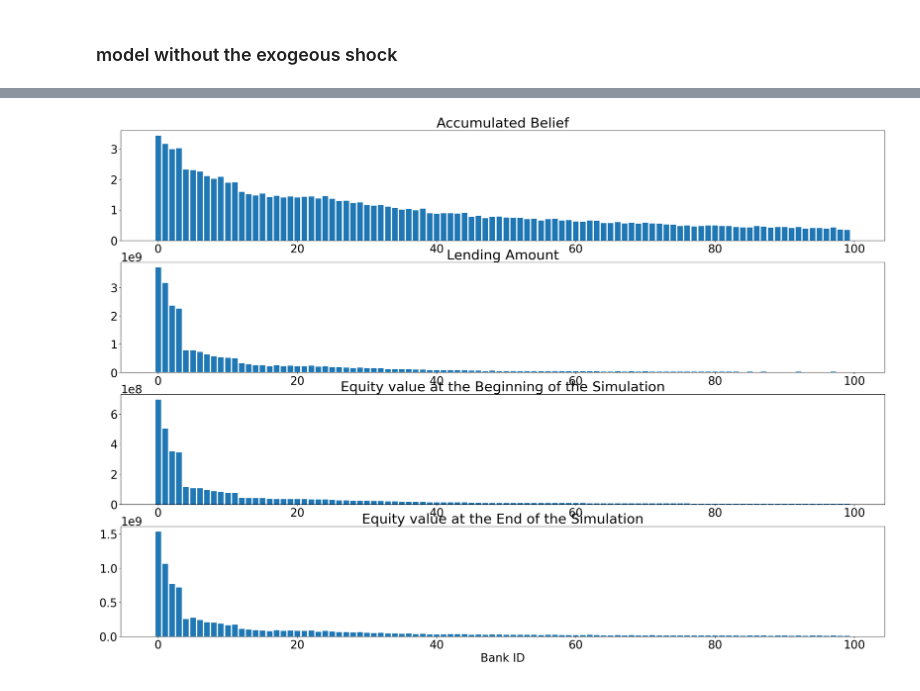
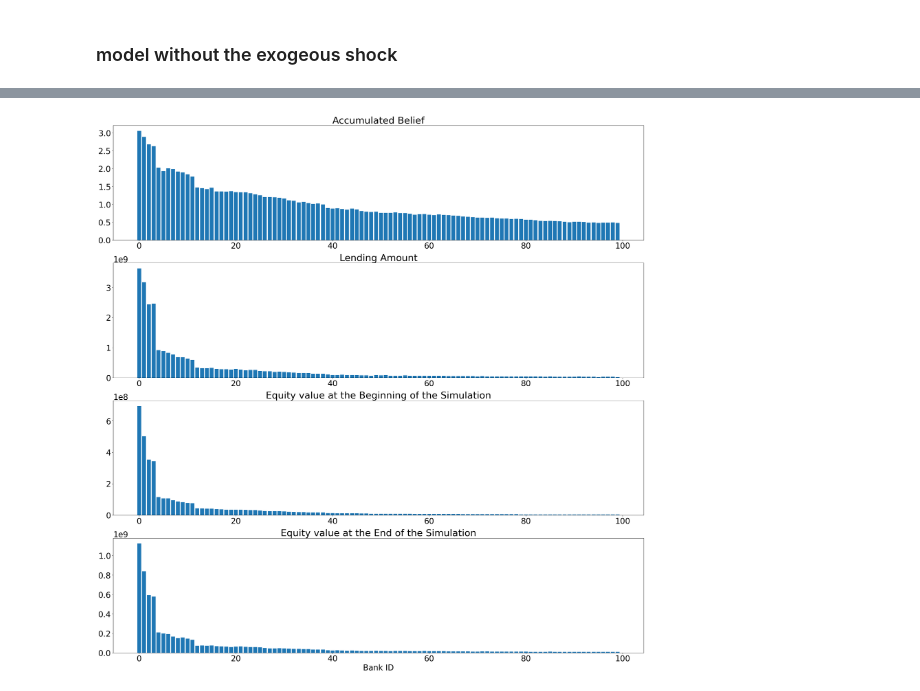
Before and after one commit to dongxulee/balanceSheet, a Jupyter notebook: bankingSystem.ipynb, the cells around one changed output, grey strips where cells are left out. Drawn from its saved outputs; the diff is of its cells as text; code cells hidden in the pictures.

Commit message:
chang the max number of borrow to 10

```diff
--- a/bankingSystem.ipynb
+++ b/bankingSystem.ipynb
@@ -18,9 +18,9 @@ bankFile = "balanceSheetAnalysis/banksData_2022.csv"
 params = {"banksFile" : bankFile, # csv file used to initialize the bank agents
                  "leverageRatio": 10.0, # leverage ratio upper bound for all banks
                  "depositReserve": 0.2, # capital reserve as a ratio of deposit
-                 "num_borrowing": 5, # number of borrowing request per bank per step
+                 "num_borrowing": 10, # number of borrowing request per bank per step
                  "sizeOfBorrowing": 1.0, # size of borrowing as a ratio of equity capital
-                 "concentrationParameter": None, # np.load("concentrationParams.npy"), # concentration parameter for the dirichlet distribution
+                 "concentrationParameter": None, #np.load("concentrationParams.npy"), # concentration parameter for the dirichlet distribution
                  "num_banks": 100, # number of banks in the system
                  "alpha" : 0.5,    # portfolio recovery rate
                  "beta" : 0.9,     # interbank loan recovery rate
@@ -38,7 +38,7 @@ Populating the interactive namespace from numpy and matplotlib
 # %% [markdown]
 ### model without the exogeous shock
 # %%
-numberOfRun = 480
+numberOfRun = 1000
 simulationSteps = 500
 rCollection = multiRun(numberOfRun, params)
 # %% [output]
@@ -59,6 +57,8 @@ for i,r in enumerate(rCollection):
         agentData, modelData = r[0].copy(), r[1].copy()
         IndegreeCollection = np.array([(modelData["Liability Matrix"][j]>0).sum(axis=0) for j in range(simulationSteps)], dtype=np.float64)
         OutdegreeCollection = np.array([ (modelData["Liability Matrix"][j]>0).sum(axis=1) for j in range(simulationSteps)], dtype=np.float64)
+        density[i] = np.array([(modelData["Liability Matrix"][j]>0).sum()/100/99 for j in range(simulationSteps)], dtype=np.float64)
+
     else:
         a = r[0].copy()
         m = r[1].copy()
@@ -66,7 +66,7 @@ for i,r in enumerate(rCollection):
         modelData += m
         IndegreeCollection += np.array([(m["Liability Matrix"][j]>0).sum(axis=0) for j in range(simulationSteps)], dtype=np.float64)
         OutdegreeCollection += np.array([ (m["Liability Matrix"][j]>0).sum(axis=1) for j in range(simulationSteps)], dtype=np.float64)
-    density[i] = np.array([(m["Liability Matrix"][j]>0).sum()/100/99 for j in range(simulationSteps)], dtype=np.float64)
+        density[i] = np.array([(m["Liability Matrix"][j]>0).sum()/100/99 for j in range(simulationSteps)], dtype=np.float64)
 
 agentData /= len(rCollection)
 modelData /= len(rCollection)
@@ -106,2 +103,0 @@ plot_degree_distribution(simulationSteps-1)
-# %%
-simulationMonitor(agentData, modelData, simulationSteps)
@@ -110,16 +120,16 @@ simulationMonitor(agentData, modelData, simulationSteps)
 # %%
 # bar chart of portfolio value
 fig, (ax1, ax2, ax3, ax4) = plt.subplots(4, 1)
-fig.set_size_inches(30, 20)
+fig.set_size_inches(30, 30)
 ax1.bar(range(100), modelData["Trust Matrix"][simulationSteps].sum(axis = 0))
 ax1.set_title("Accumulated Belief")
 ax2.bar(range(100), modelData["Liability Matrix"][simulationSteps].sum(axis = 0))
 ax2.set_title("Lending Amount")
 ax3.bar(range(100), agentData.xs(0, level="Step")["Equity"])
 ax3.set_title("Equity value at the Beginning of the Simulation")
 ax4.bar(range(100), agentData.xs(500, level="Step")["Equity"])
 ax4.set_title("Equity value at the End of the Simulation")
 ax4.set_xlabel("Bank ID")
 plt.show()
 # %% [output]
-[figure, old version]
+[figure, new version]
```
Also changed, not shown: parts of 5 cells of this notebook, 7 other files.
